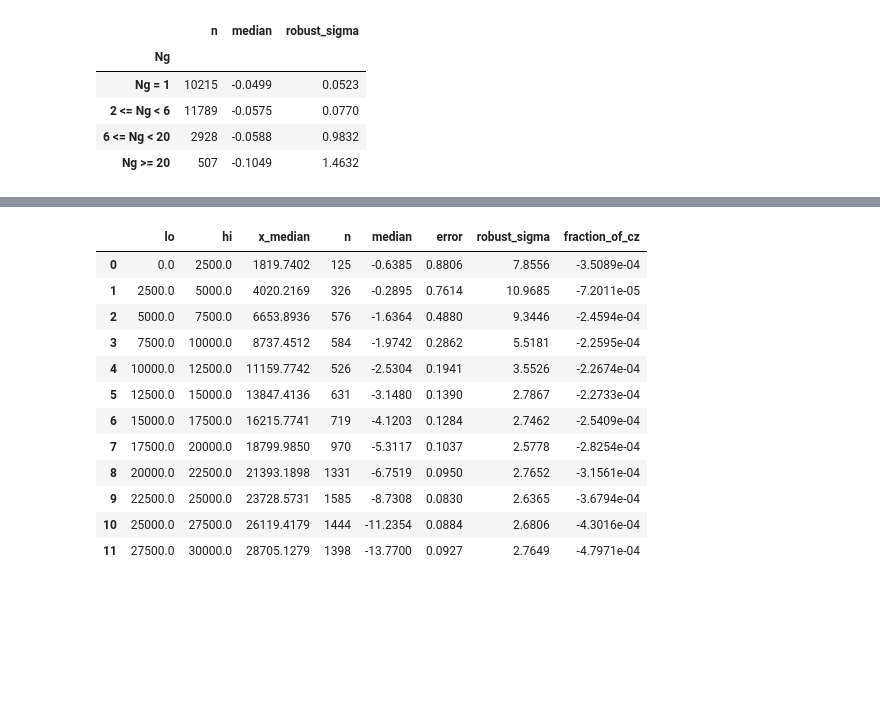
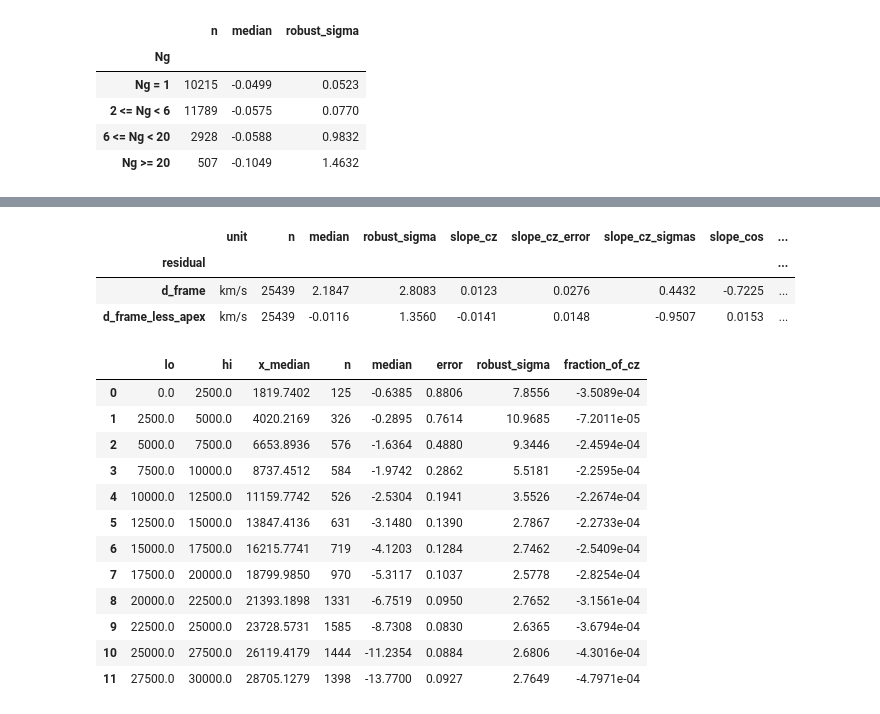
Before and after one commit to ofeke2000/Cross-correlating-Tempel-SDSS-groups-with-Cosmicflows-4-peculiar-velocities, a Jupyter notebook: notebooks/14_redshift_space_positions.ipynb, the cells around one changed output, grey strips where cells are left out. Saved outputs shown, nothing was run; the diff lists cells and outputs as text; code cells hidden in the pictures; blank space fills up the shorter version.

```diff
--- a/notebooks/14_redshift_space_positions.ipynb
+++ b/notebooks/14_redshift_space_positions.ipynb
@@ -312,3 +322,11 @@ here.
+# %%
+matches_T = cc.with_apex_difference(matches_T, apex_fits[cc.CF4_DEEP_ADDITIVE].vector - apex.vector)
+display(cc.match_residual_summary(matches_T, {"d_frame": "km/s", "d_frame_less_apex": "km/s"}, checks))
+# %% [output]
+|  | unit | n | median | robust_sigma | slope_cz | slope_cz_error | slope_cz_sigmas | slope_cos | ... |
+| residual |  |  |  |  |  |  |  |  | ... |
+| d_frame | km/s | 25439 | 2.1847 | 2.8083 | 0.0123 | 0.0276 | 0.4432 | -0.7225 | ... |
+| d_frame_less_apex | km/s | 25439 | -0.0116 | 1.3560 | -0.0141 | 0.0148 | -0.9507 | 0.0153 | ... |
 # %%
 singles = matches_T[matches_T.Ng == 1]
 drift = cc.binned_residual(singles.cz, singles.d_cz_hel, np.asarray(checks.cz_edges), checks.min_bin_count)
```
Also changed, not shown: parts of 5 cells of this notebook, 4 other files.
